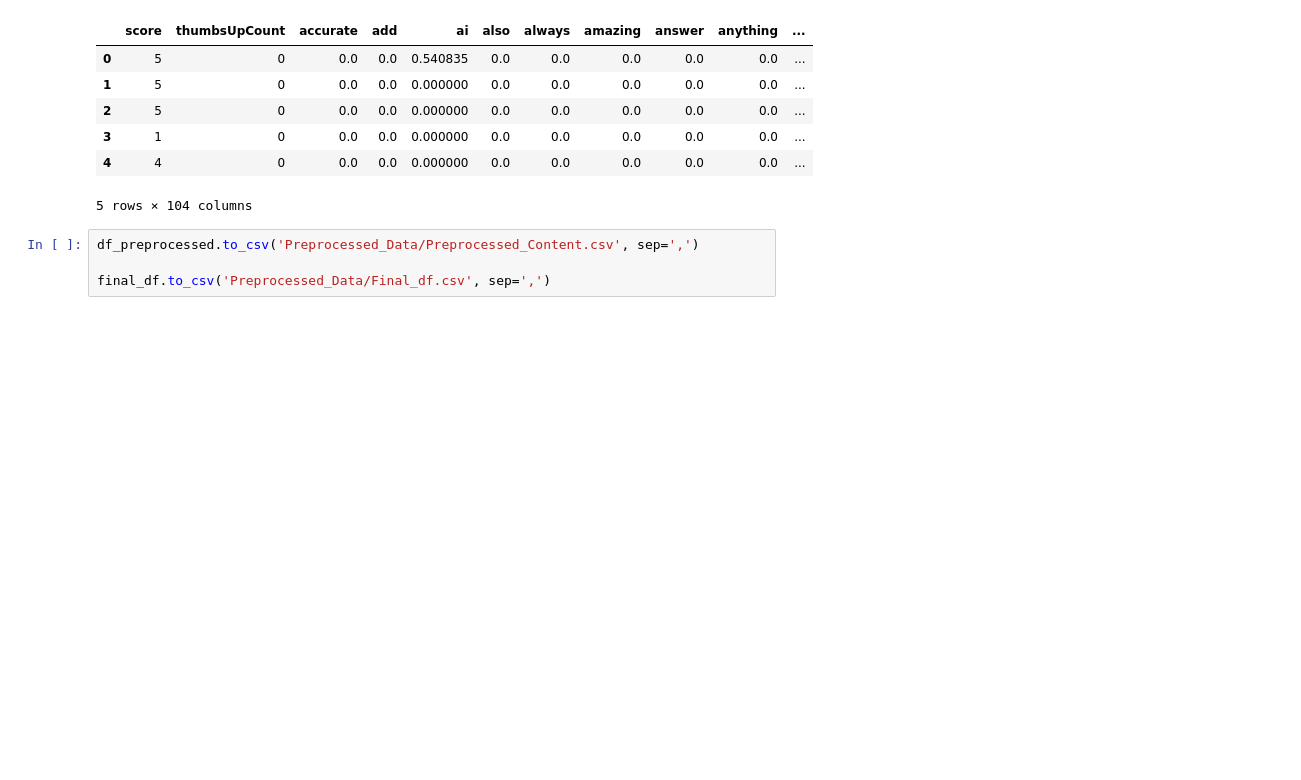
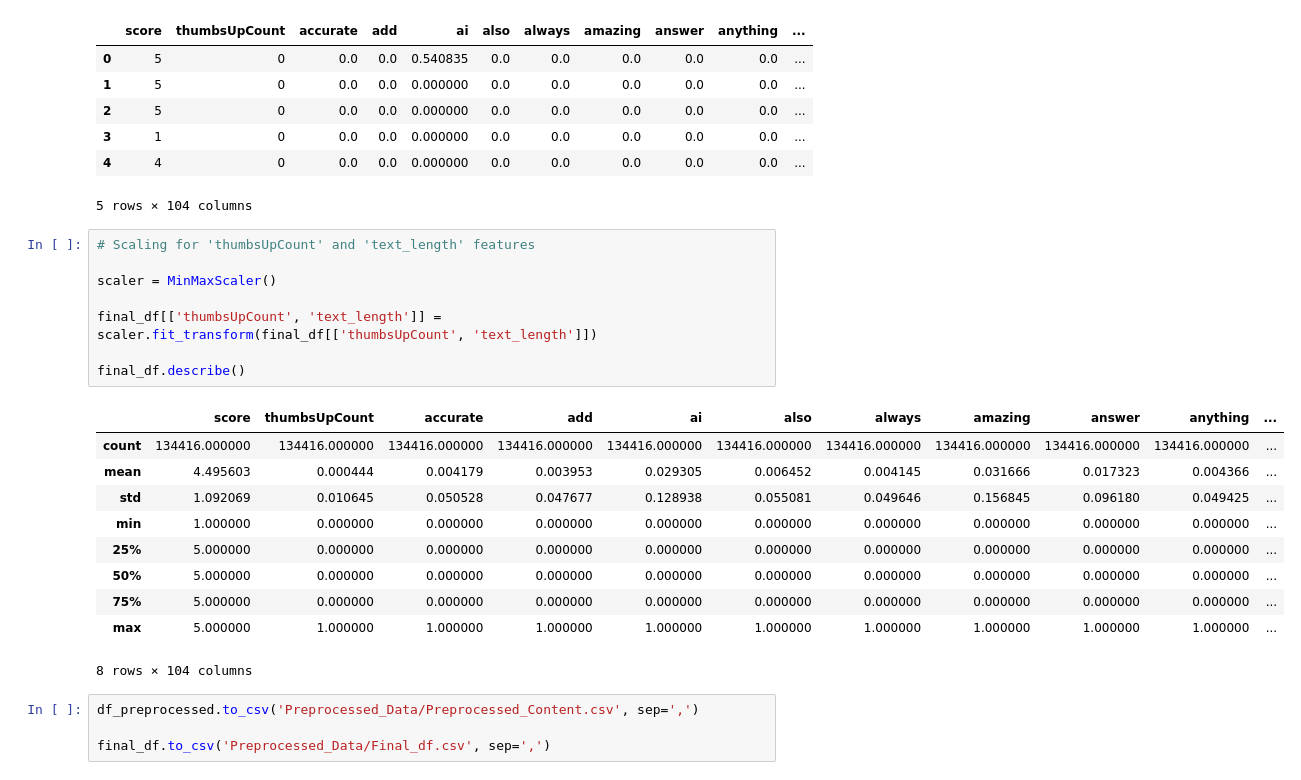
Before and after one commit to Silvano315/NLP-for-ChatGPT-Reviews, a Jupyter notebook: EDA.ipynb, the cells around one changed output. Saved outputs shown, nothing was run; the diff lists cells and outputs as text; blank space fills up the shorter version.

Commit message:
EDA updates with scaling

```diff
--- a/EDA.ipynb
+++ b/EDA.ipynb
@@ -357,6 +358,25 @@ final_df.head()
 | 3 | 1 | 0 | 0.0 | 0.0 | 0.000000 | 0.0 | 0.0 | 0.0 | 0.0 | 0.0 | ... |
 | 4 | 4 | 0 | 0.0 | 0.0 | 0.000000 | 0.0 | 0.0 | 0.0 | 0.0 | 0.0 | ... |
 5 rows × 104 columns
+# %%
+# Scaling for 'thumbsUpCount' and 'text_length' features
+
+scaler = MinMaxScaler()
+
+final_df[['thumbsUpCount', 'text_length']] = scaler.fit_transform(final_df[['thumbsUpCount', 'text_length']])
+
+final_df.describe()
+# %% [output]
+|  | score | thumbsUpCount | accurate | add | ai | also | always | amazing | answer | anything | ... |
+| count | 134416.000000 | 134416.000000 | 134416.000000 | 134416.000000 | 134416.000000 | 134416.000000 | 134416.000000 | 134416.000000 | 134416.000000 | 134416.000000 | ... |
+| mean | 4.495603 | 0.000444 | 0.004179 | 0.003953 | 0.029305 | 0.006452 | 0.004145 | 0.031666 | 0.017323 | 0.004366 | ... |
+| std | 1.092069 | 0.010645 | 0.050528 | 0.047677 | 0.128938 | 0.055081 | 0.049646 | 0.156845 | 0.096180 | 0.049425 | ... |
+| min | 1.000000 | 0.000000 | 0.000000 | 0.000000 | 0.000000 | 0.000000 | 0.000000 | 0.000000 | 0.000000 | 0.000000 | ... |
+| 25% | 5.000000 | 0.000000 | 0.000000 | 0.000000 | 0.000000 | 0.000000 | 0.000000 | 0.000000 | 0.000000 | 0.000000 | ... |
+| 50% | 5.000000 | 0.000000 | 0.000000 | 0.000000 | 0.000000 | 0.000000 | 0.000000 | 0.000000 | 0.000000 | 0.000000 | ... |
+| 75% | 5.000000 | 0.000000 | 0.000000 | 0.000000 | 0.000000 | 0.000000 | 0.000000 | 0.000000 | 0.000000 | 0.000000 | ... |
+| max | 5.000000 | 1.000000 | 1.000000 | 1.000000 | 1.000000 | 1.000000 | 1.000000 | 1.000000 | 1.000000 | 1.000000 | ... |
+8 rows × 104 columns
 # %%
 df_preprocessed.to_csv('Preprocessed_Data/Preprocessed_Content.csv', sep=',')
 
```
Also changed, not shown: parts of 1 cell of this notebook.
